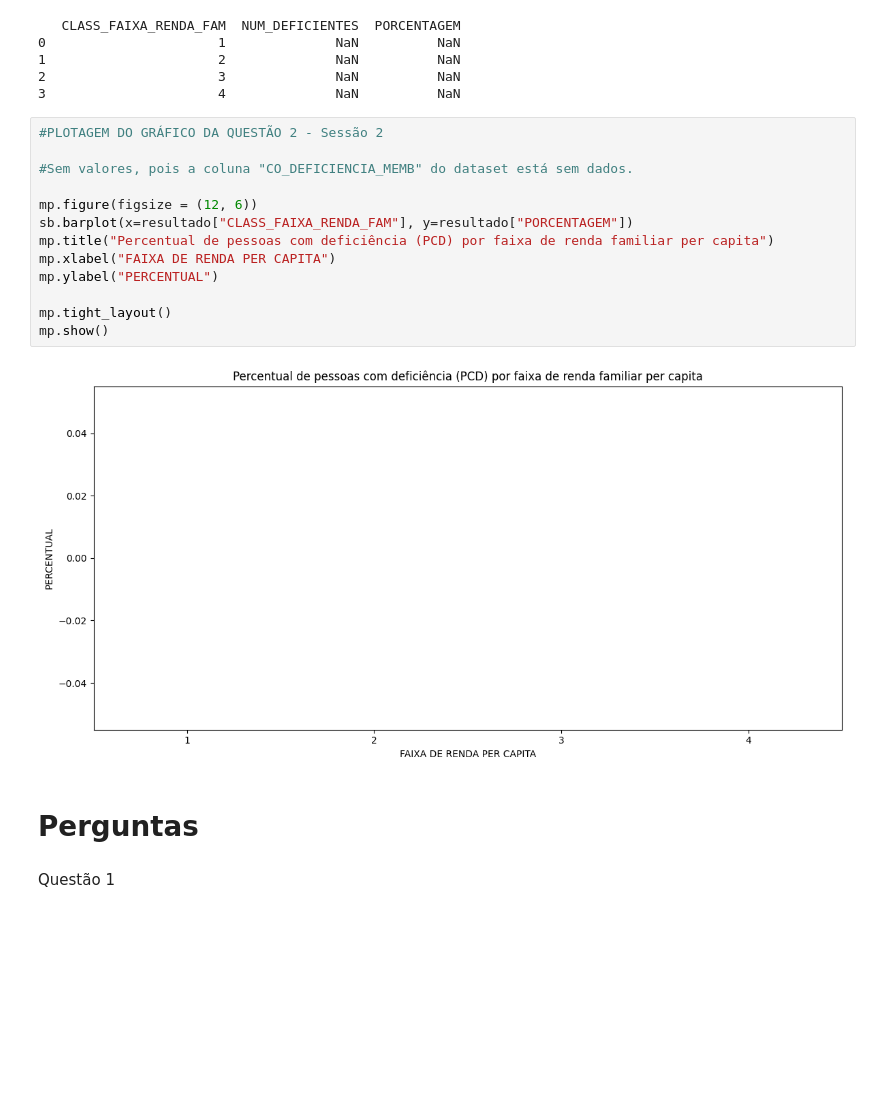
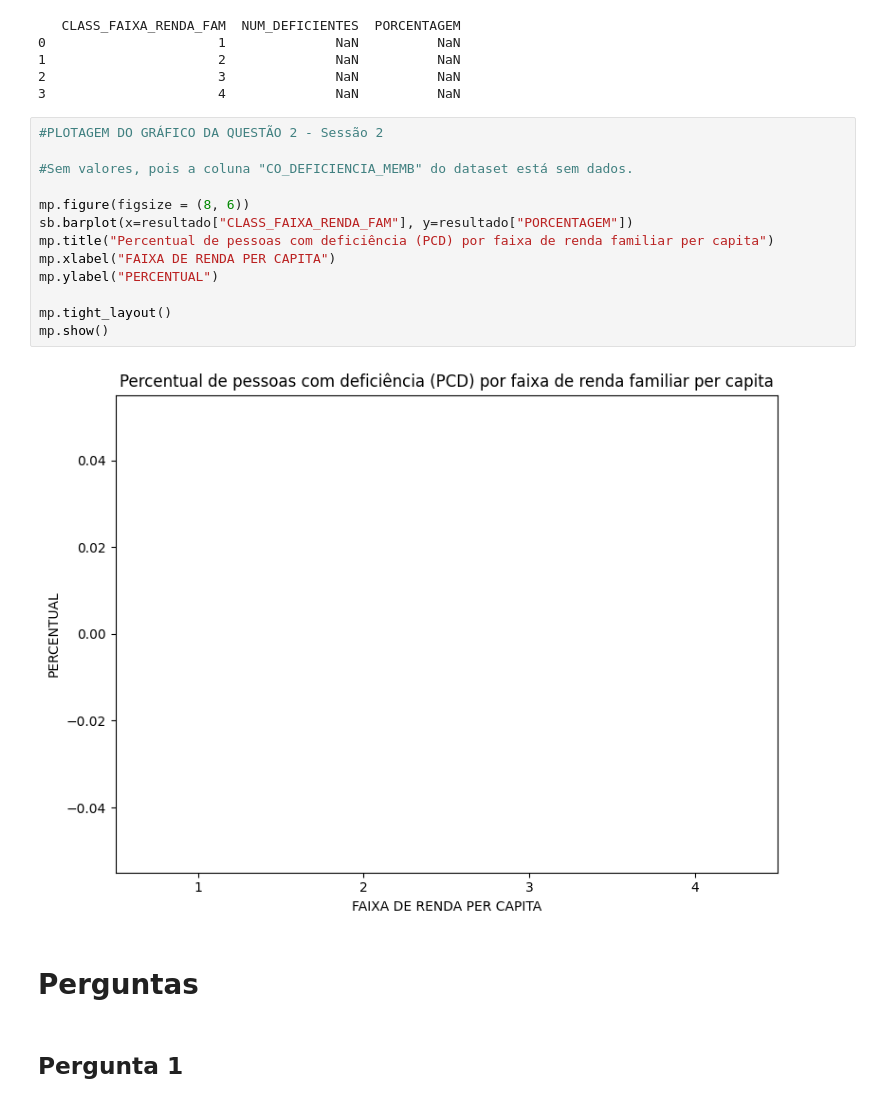
Before and after one commit to Tiago19M/Analise-de-dados, a Jupyter notebook: analiseCadUnico.ipynb, the cells around one changed output. Drawn from its saved outputs; the diff is of its cells as text; blank space fills up the shorter version.

Commit message:
Plottagem de gráficos da seção de perguntas + relatório parcial

```diff
--- a/analiseCadUnico.ipynb
+++ b/analiseCadUnico.ipynb
@@ -545,20 +572,20 @@ print (resultado)
 # %%
 #PLOTAGEM DO GRÁFICO DA QUESTÃO 2 - Sessão 2
 
 #Sem valores, pois a coluna "CO_DEFICIENCIA_MEMB" do dataset está sem dados.
 
-mp.figure(figsize = (12, 6))
+mp.figure(figsize = (8, 6))
 sb.barplot(x=resultado["CLASS_FAIXA_RENDA_FAM"], y=resultado["PORCENTAGEM"])
 mp.title("Percentual de pessoas com deficiência (PCD) por faixa de renda familiar per capita")
 mp.xlabel("FAIXA DE RENDA PER CAPITA")
 mp.ylabel("PERCENTUAL")
 
 mp.tight_layout()
 mp.show()
 # %% [output]
-[figure, old version]
+[figure, new version]
 # %% [markdown]
 # Perguntas
-# %% [markdown]
-Questão 1
+# %% [markdown]
+## Pergunta 1
 # %%
```
Also changed, not shown: parts of 40 cells of this notebook.
